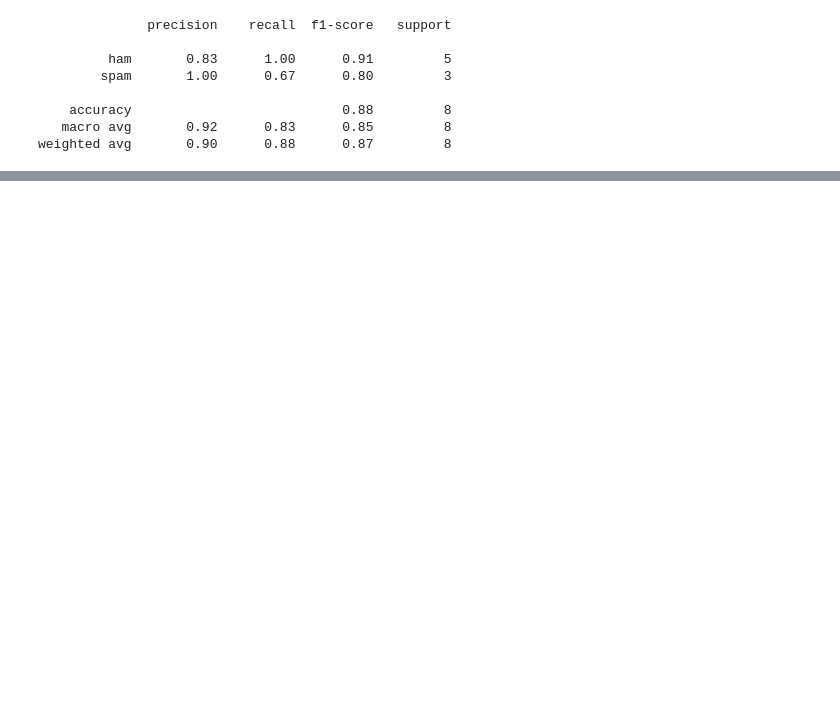
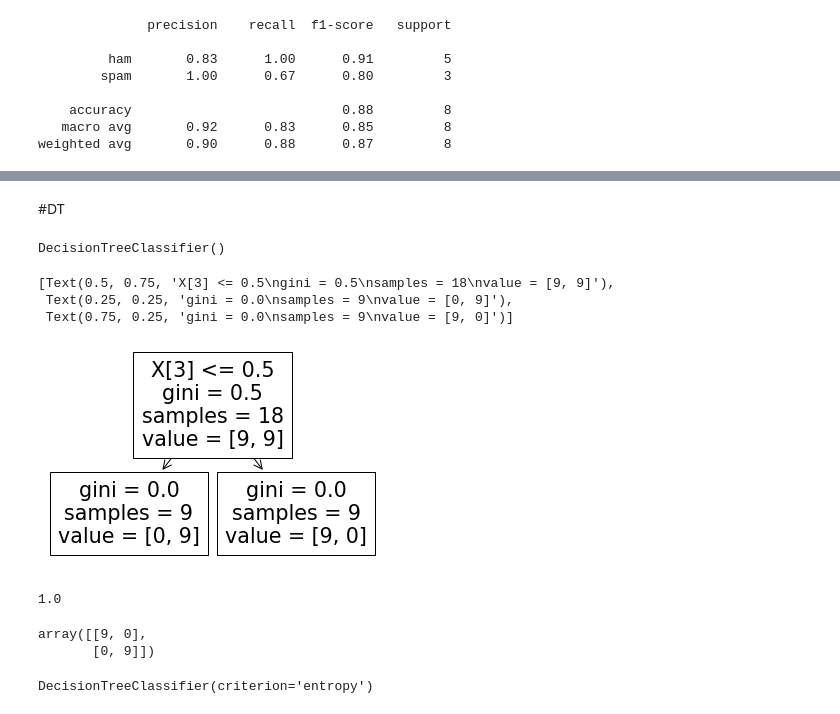
Before and after one commit to Anusarakh/DPDM2021, a Jupyter notebook: Untitled1.ipynb, the cells around one changed output, grey strips where cells are left out. Cells and saved outputs as stored; diff of their text form; code cells hidden in the pictures; blank space fills up the shorter version.

```diff
--- a/Untitled1.ipynb
+++ b/Untitled1.ipynb
@@ -127,0 +130,2 @@ model2.score(x2_test, y2_test)
+# %% [markdown]
+#DT
@@ -127,0 +134,14 @@ model2.score(x2_test, y2_test)
+# %%
+mytree = DecisionTreeClassifier()
+# %%
+mytree.fit(x2,y2)
+# %% [output]
+DecisionTreeClassifier()
+# %%
+from sklearn.tree import plot_tree
+plot_tree(mytree)
+# %% [output]
+[Text(0.5, 0.75, 'X[3] <= 0.5\ngini = 0.5\nsamples = 18\nvalue = [9, 9]'),
+ Text(0.25, 0.25, 'gini = 0.0\nsamples = 9\nvalue = [0, 9]'),
+ Text(0.75, 0.25, 'gini = 0.0\nsamples = 9\nvalue = [9, 0]')]
+[figure, added]
@@ -127,0 +152,10 @@ model2.score(x2_test, y2_test)
+# %%
+accuracy_score(y2,t0_result)
+# %% [output]
+1.0
+# %%
+cm2 = confusion_matrix (y2, t0_result)
+cm2
+# %% [output]
+array([[9, 0],
+       [0, 9]])
@@ -127,0 +172,4 @@ model2.score(x2_test, y2_test)
+# %%
+mytree3.fit(x2_traintrain,y2_traintrain)
+# %% [output]
+DecisionTreeClassifier(criterion='entropy')
```
Also changed, not shown: parts of 17 cells of this notebook.
